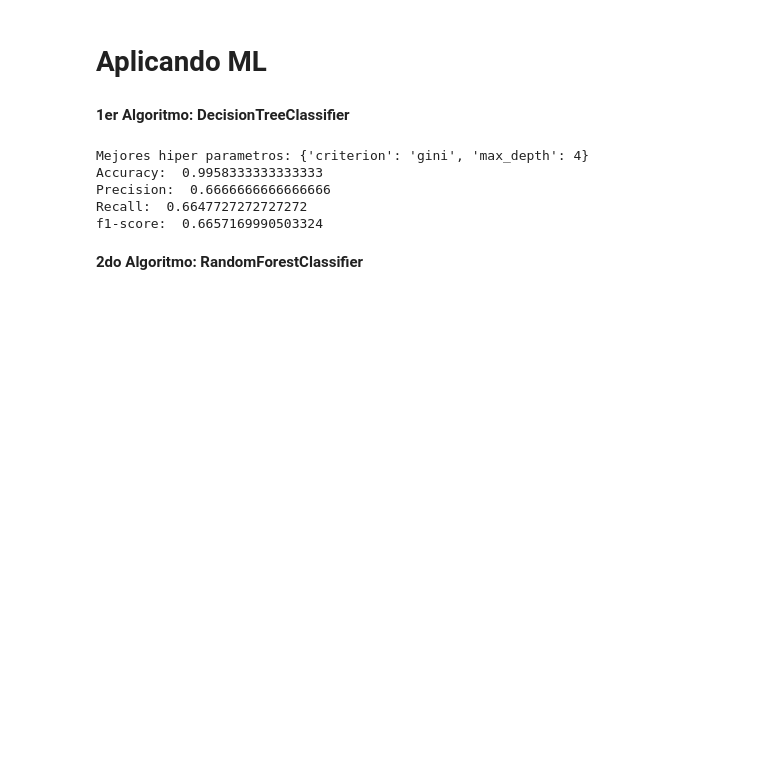
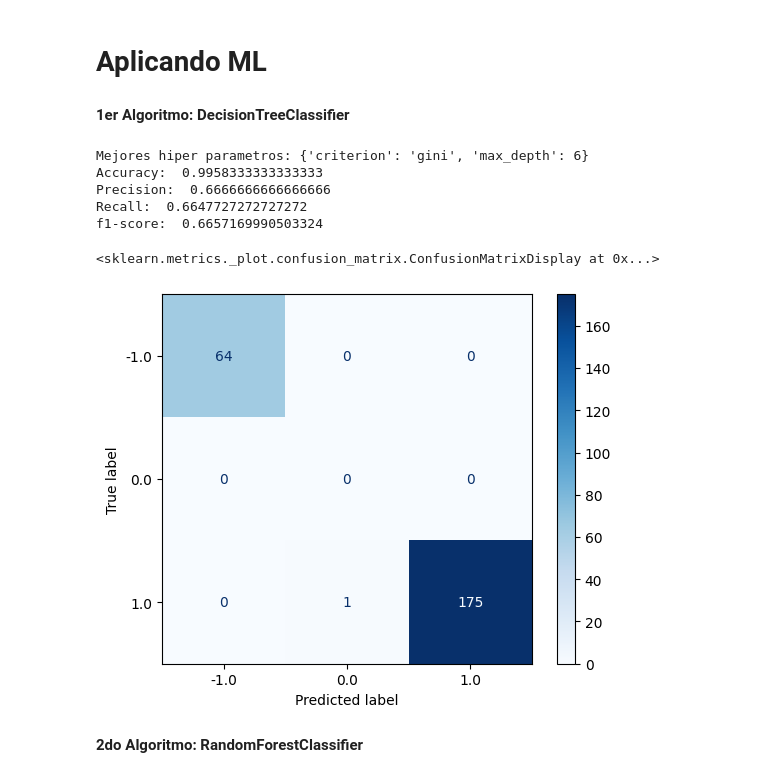
Before and after one commit to aparedesum/ProductivityPrediction, a Jupyter notebook: EvaluacionModelosProductividad.ipynb, the cells around one changed output. Drawn from its saved outputs; the diff is of its cells as text; code cells hidden in the pictures; blank space fills up the shorter version.

Commit message:
Agregando SVM, XGBClassifer, matrix de confusion

```diff
--- a/EvaluacionModelosProductividad.ipynb
+++ b/EvaluacionModelosProductividad.ipynb
@@ -285,22 +279,25 @@ X_train, X_test, y_train, y_test = train_test_split(
 # %%
 parameters = {'criterion':['gini','entropy'],'max_depth':[4,5,6,7,8,9,10,11,12,15,20,30,40,50,70,90,120,150]}
 dtc = GridSearchCV(DecisionTreeClassifier(), parameters, cv=5)
 
 dtc.fit(X_train, y_train)
 print("Mejores hiper parametros:",dtc.best_params_)
 
 model = dtc.best_estimator_
 y_pred = model.predict(X_test)
 print('Accuracy: ', accuracy_score(y_test, y_pred))
 print('Precision: ', precision_score(y_test, y_pred, average='macro'))
-print('Recall: ', recall_score(y_test, y_pred,average='macro'))
+print('Recall: ', recall_score(y_test, y_pred,average='macro', zero_division=0))
 print('f1-score: ', f1_score(y_test, y_pred,average='macro'))
+plot_confusion_matrix(model, X_test, y_test,cmap=plt.cm.Blues)
 # %% [output]
-Mejores hiper parametros: {'criterion': 'gini', 'max_depth': 4}
+Mejores hiper parametros: {'criterion': 'gini', 'max_depth': 6}
 Accuracy:  0.9958333333333333
 Precision:  0.6666666666666666
 Recall:  0.6647727272727272
 f1-score:  0.6657169990503324
+<sklearn.metrics._plot.confusion_matrix.ConfusionMatrixDisplay at 0x...>
+[figure, added]
 # %% [markdown]
 **2do Algoritmo: RandomForestClassifier**
 # %%
```
Also changed, not shown: parts of 9 cells of this notebook.
